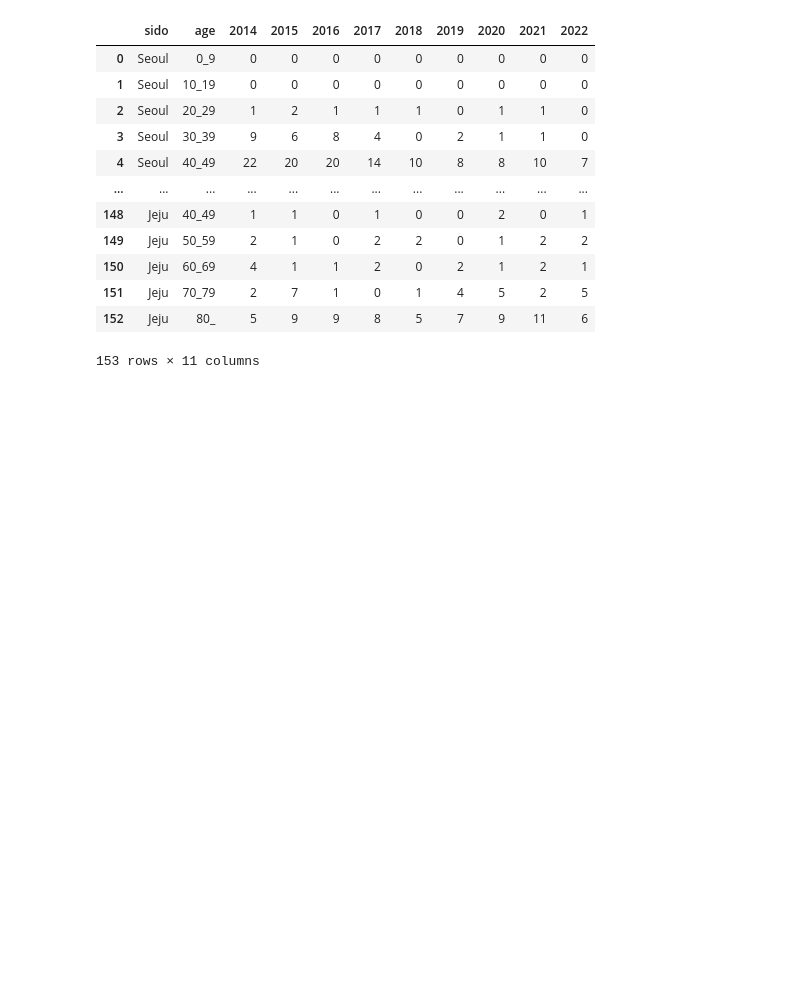
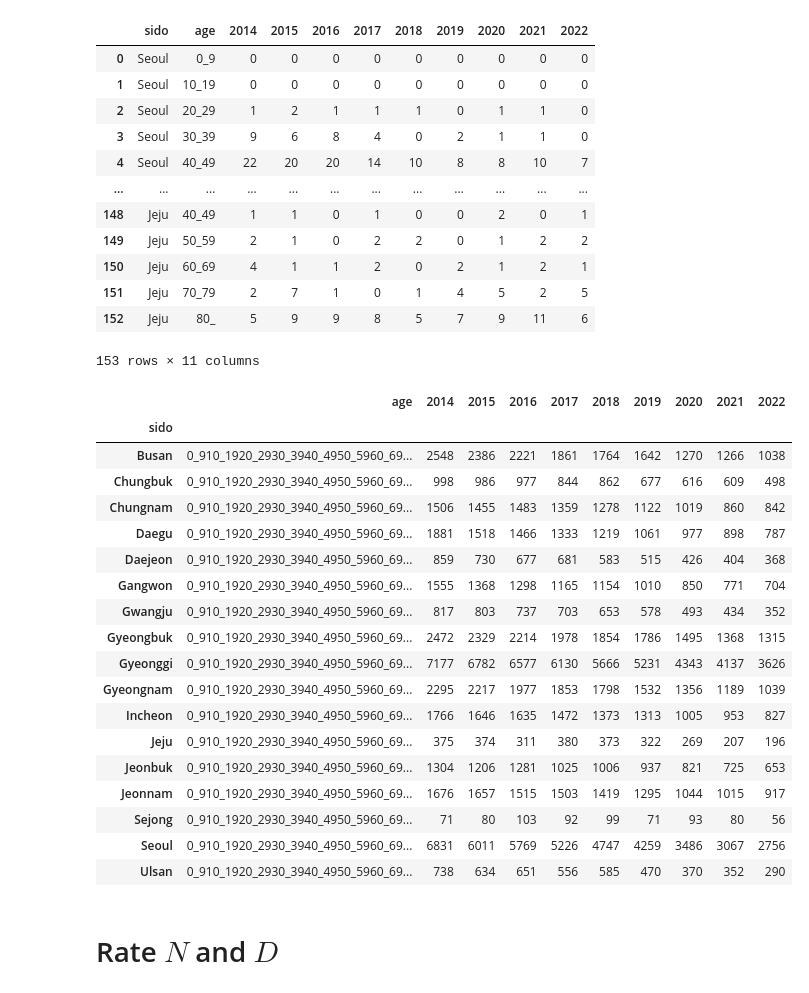
Before and after one commit to kwyosu7/Tuberculosis_hospital_optimization, a Jupyter notebook: article_figure.ipynb, the cells around one changed output. Drawn from its saved outputs; the diff is of its cells as text; code cells hidden in the pictures; blank space fills up the shorter version.

```diff
--- a/article_figure.ipynb
+++ b/article_figure.ipynb
@@ -697,0 +688,24 @@ D_data
+# %%
+N_data.groupby('sido').sum()
+# %% [output]
+|  | age | 2014 | 2015 | 2016 | 2017 | 2018 | 2019 | 2020 | 2021 | 2022 |
+| sido |  |  |  |  |  |  |  |  |  |  |
+| Busan | 0_910_1920_2930_3940_4950_5960_69... | 2548 | 2386 | 2221 | 1861 | 1764 | 1642 | 1270 | 1266 | 1038 |
+| Chungbuk | 0_910_1920_2930_3940_4950_5960_69... | 998 | 986 | 977 | 844 | 862 | 677 | 616 | 609 | 498 |
+| Chungnam | 0_910_1920_2930_3940_4950_5960_69... | 1506 | 1455 | 1483 | 1359 | 1278 | 1122 | 1019 | 860 | 842 |
+| Daegu | 0_910_1920_2930_3940_4950_5960_69... | 1881 | 1518 | 1466 | 1333 | 1219 | 1061 | 977 | 898 | 787 |
+| Daejeon | 0_910_1920_2930_3940_4950_5960_69... | 859 | 730 | 677 | 681 | 583 | 515 | 426 | 404 | 368 |
+| Gangwon | 0_910_1920_2930_3940_4950_5960_69... | 1555 | 1368 | 1298 | 1165 | 1154 | 1010 | 850 | 771 | 704 |
+| Gwangju | 0_910_1920_2930_3940_4950_5960_69... | 817 | 803 | 737 | 703 | 653 | 578 | 493 | 434 | 352 |
+| Gyeongbuk | 0_910_1920_2930_3940_4950_5960_69... | 2472 | 2329 | 2214 | 1978 | 1854 | 1786 | 1495 | 1368 | 1315 |
+| Gyeonggi | 0_910_1920_2930_3940_4950_5960_69... | 7177 | 6782 | 6577 | 6130 | 5666 | 5231 | 4343 | 4137 | 3626 |
+| Gyeongnam | 0_910_1920_2930_3940_4950_5960_69... | 2295 | 2217 | 1977 | 1853 | 1798 | 1532 | 1356 | 1189 | 1039 |
+| Incheon | 0_910_1920_2930_3940_4950_5960_69... | 1766 | 1646 | 1635 | 1472 | 1373 | 1313 | 1005 | 953 | 827 |
+| Jeju | 0_910_1920_2930_3940_4950_5960_69... | 375 | 374 | 311 | 380 | 373 | 322 | 269 | 207 | 196 |
+| Jeonbuk | 0_910_1920_2930_3940_4950_5960_69... | 1304 | 1206 | 1281 | 1025 | 1006 | 937 | 821 | 725 | 653 |
+| Jeonnam | 0_910_1920_2930_3940_4950_5960_69... | 1676 | 1657 | 1515 | 1503 | 1419 | 1295 | 1044 | 1015 | 917 |
+| Sejong | 0_910_1920_2930_3940_4950_5960_69... | 71 | 80 | 103 | 92 | 99 | 71 | 93 | 80 | 56 |
+| Seoul | 0_910_1920_2930_3940_4950_5960_69... | 6831 | 6011 | 5769 | 5226 | 4747 | 4259 | 3486 | 3067 | 2756 |
+| Ulsan | 0_910_1920_2930_3940_4950_5960_69... | 738 | 634 | 651 | 556 | 585 | 470 | 370 | 352 | 290 |
+# %% [markdown]
+# Rate $N$ and $D$
```
Also changed, not shown: parts of 7 cells of this notebook.
